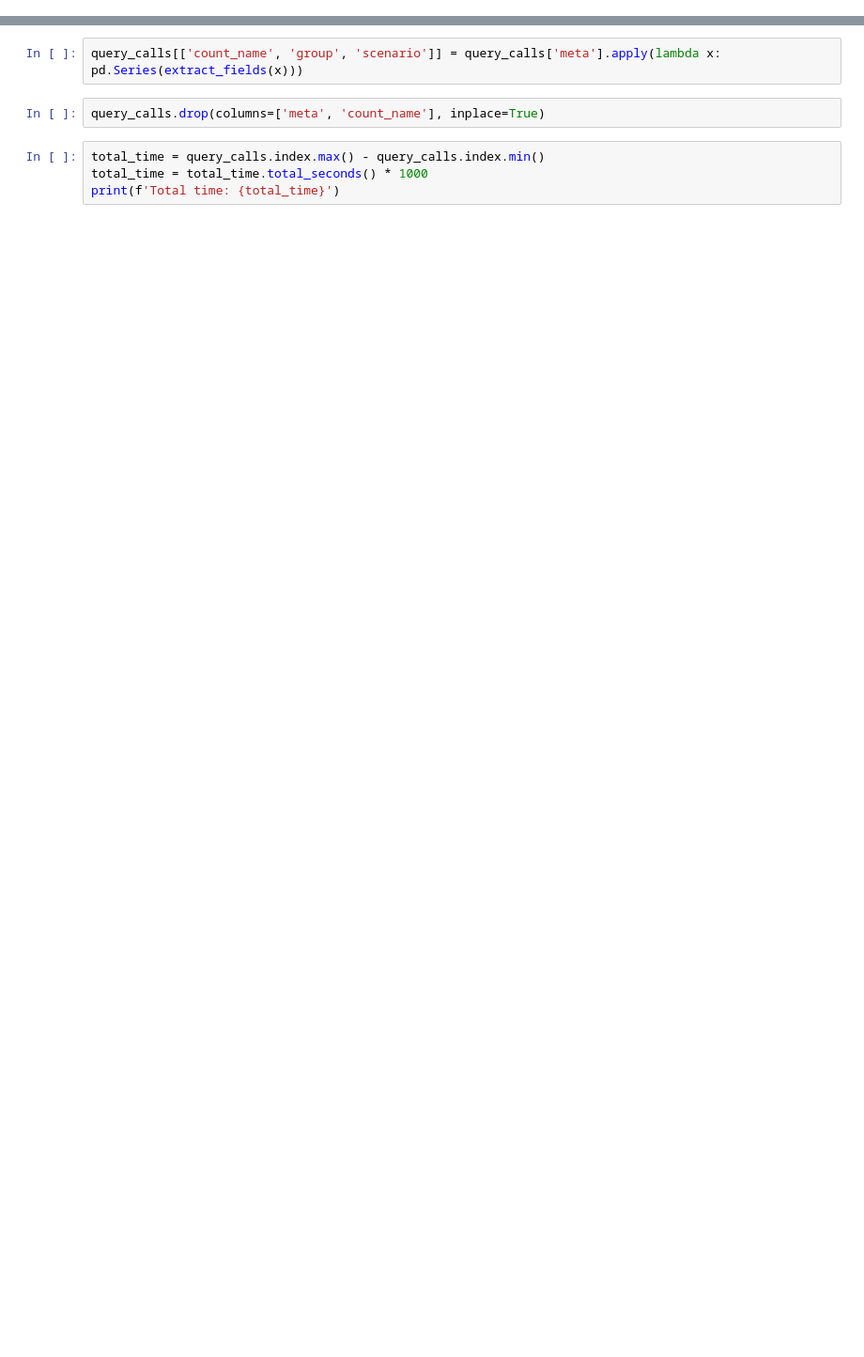
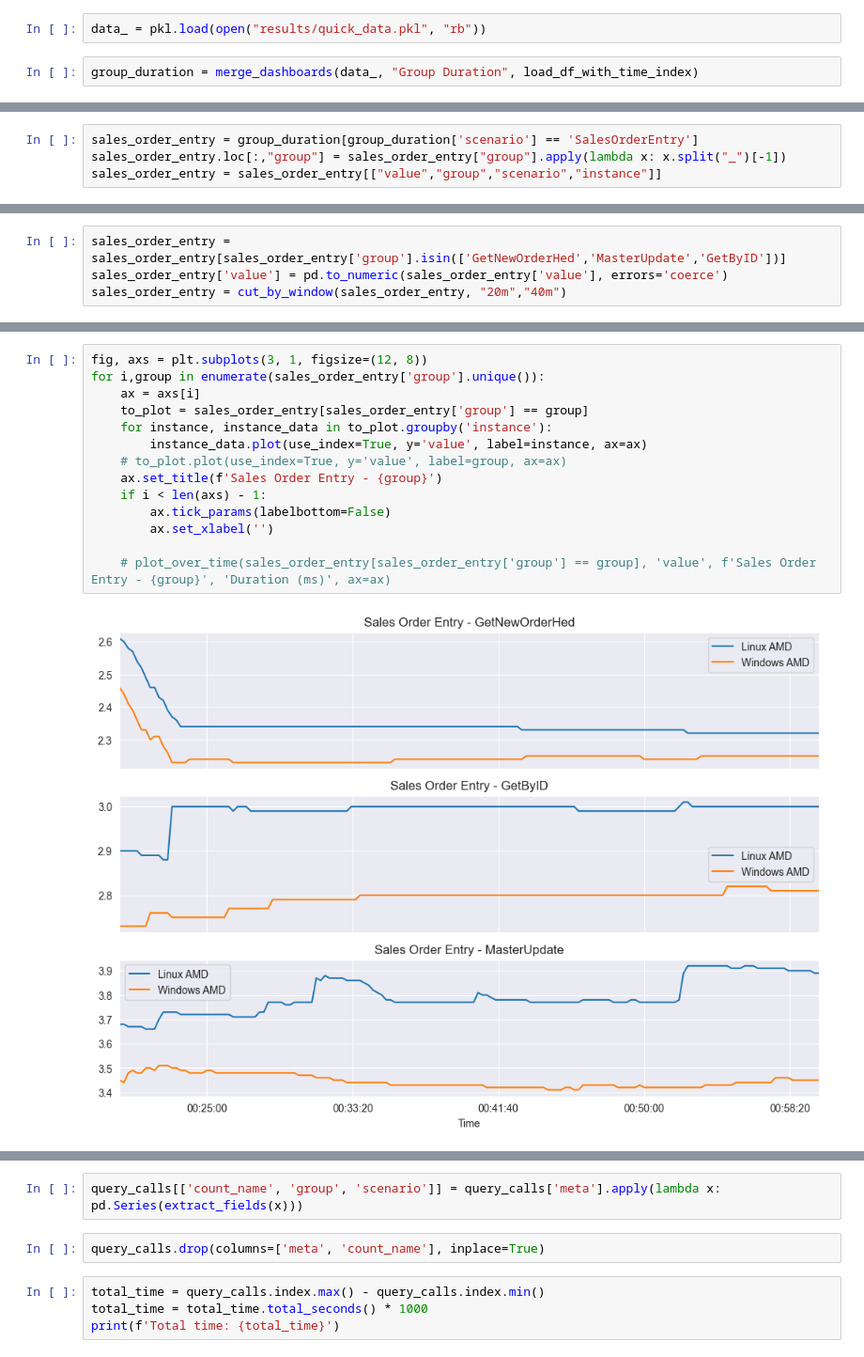
Before and after one commit to epicor-yasuomaidana/metrics-analysis, a Jupyter notebook: Api Call Analyzer.ipynb, the cells around one changed output, grey strips where cells are left out. Shown: that part at 94% size. Saved outputs shown, nothing was run; the diff lists cells and outputs as text; blank space fills up the shorter version.

Commit message:
Finishing Api Call Analyzer for request duration

```diff
--- a/Api Call Analyzer.ipynb
+++ b/Api Call Analyzer.ipynb
@@ -15,0 +46,4 @@ def extract_fields(meta):
+# %%
+data_ = pkl.load(open("results/quick_data.pkl", "rb"))
+# %%
+group_duration = merge_dashboards(data_, "Group Duration", load_df_with_time_index)
@@ -15,0 +58,4 @@ def extract_fields(meta):
+# %%
+sales_order_entry = group_duration[group_duration['scenario'] == 'SalesOrderEntry']
+sales_order_entry.loc[:,"group"] = sales_order_entry["group"].apply(lambda x: x.split("_")[-1])
+sales_order_entry = sales_order_entry[["value","group","scenario","instance"]]
@@ -15,0 +90,4 @@ def extract_fields(meta):
+# %%
+sales_order_entry = sales_order_entry[sales_order_entry['group'].isin(['GetNewOrderHed','MasterUpdate','GetByID'])]
+sales_order_entry['value'] = pd.to_numeric(sales_order_entry['value'], errors='coerce')
+sales_order_entry = cut_by_window(sales_order_entry, "20m","40m")
@@ -15,0 +125,16 @@ def extract_fields(meta):
+# %%
+fig, axs = plt.subplots(3, 1, figsize=(12, 8))
+for i,group in enumerate(sales_order_entry['group'].unique()):
+    ax = axs[i]
+    to_plot = sales_order_entry[sales_order_entry['group'] == group]
+    for instance, instance_data in to_plot.groupby('instance'):
+        instance_data.plot(use_index=True, y='value', label=instance, ax=ax)
+    # to_plot.plot(use_index=True, y='value', label=group, ax=ax)
+    ax.set_title(f'Sales Order Entry - {group}')
+    if i < len(axs) - 1:
+        ax.tick_params(labelbottom=False)
+        ax.set_xlabel('')
+
+    # plot_over_time(sales_order_entry[sales_order_entry['group'] == group], 'value', f'Sales Order Entry - {group}', 'Duration (ms)', ax=ax)
+# %% [output]
+[figure, added]
```
Also changed, not shown: parts of 26 cells of this notebook.
